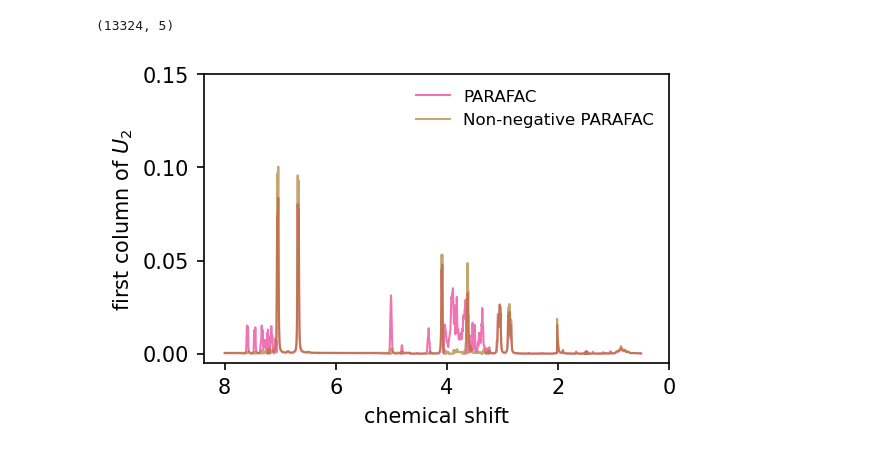
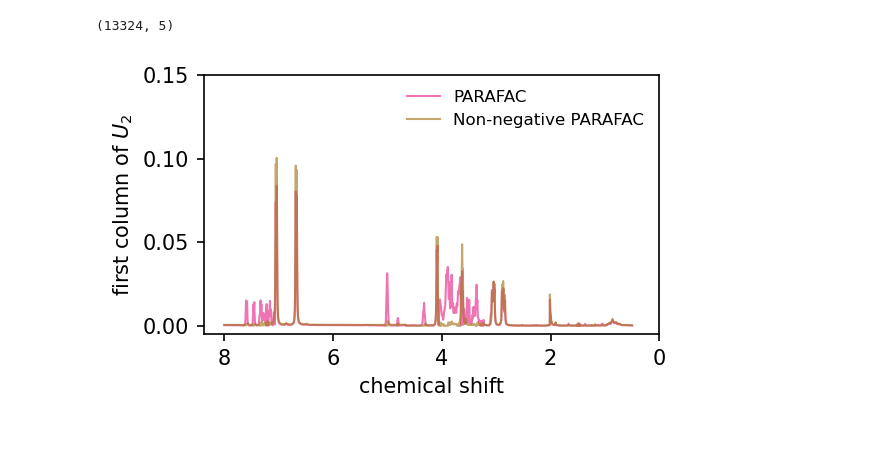
Before and after one commit to raphbrd/data-fusion-chemometrics, a Jupyter notebook: parafac_decomposition.ipynb, the cells around one changed output. Saved outputs shown, nothing was run; the diff lists cells and outputs as text; code cells hidden in the pictures.

Commit message:
Update figures and main script

```diff
--- a/parafac_decomposition.ipynb
+++ b/parafac_decomposition.ipynb
@@ -267,15 +267,16 @@ print(nn_parafac_nmr_u2.shape)
 # %%
 plt.figure(figsize=(4, 2.5), dpi=150)
 x_ticks = np.linspace(0.5, 8, nn_parafac_nmr_u2[:, col_inds_nn_nmr[0]].shape[0])
 plt.plot(x_ticks, np.abs(fac_nmr[1][1][:, col_inds_nmr[0]]), label="PARAFAC", color=parafac_colors[0], linewidth=1, alpha=.65)
 plt.plot(x_ticks, nn_parafac_nmr_u2[:, col_inds_nn_nmr[0]], label="Non-negative PARAFAC", color=parafac_colors[3], linewidth=1, alpha=.65)
 plt.gca().invert_xaxis()
 plt.xticks([0, 2, 4, 6, 8], fontsize=10)
 plt.yticks([0, 0.05, 0.1, 0.15], fontsize=10)
 plt.legend(frameon=False, fontsize=8)
 plt.ylabel("first column of $U_2$")
 plt.xlabel("chemical shift")
+plt.tight_layout()
 plt.savefig("figures/nn_parafac_vs_parafac_nmr_first_col_u2.pdf", dpi=300)
 plt.show()
 # %% [output]
-[figure, old version]
+[figure, new version]
```
Also changed, not shown: 1 other file.
